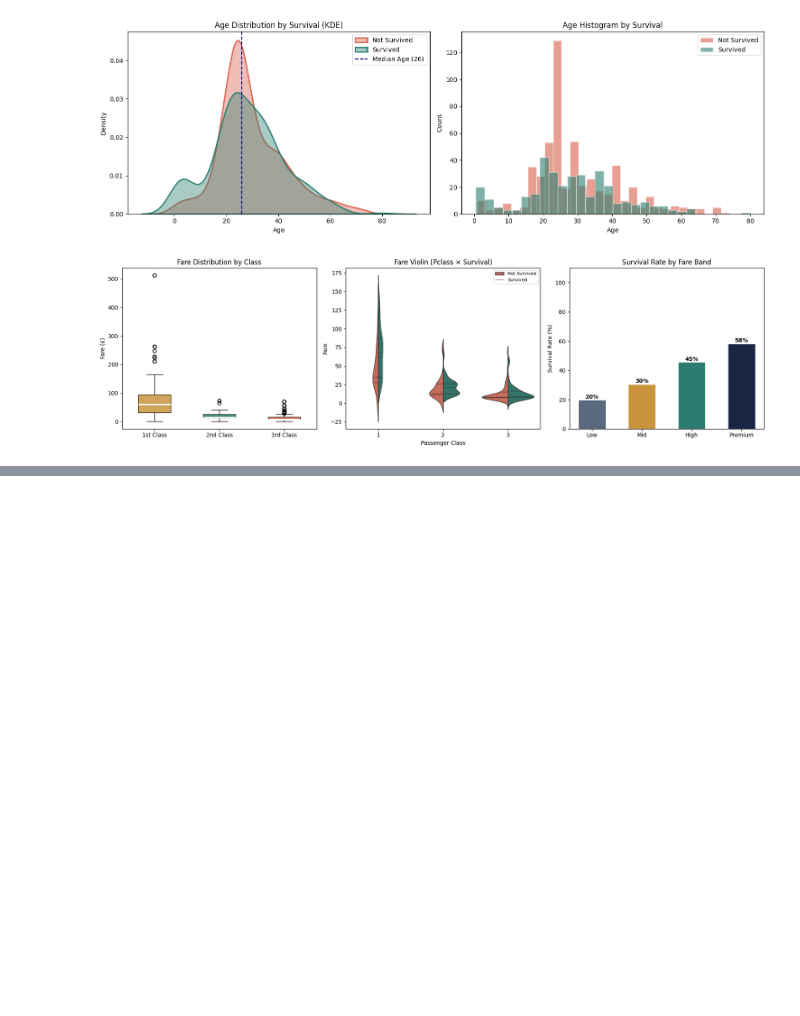
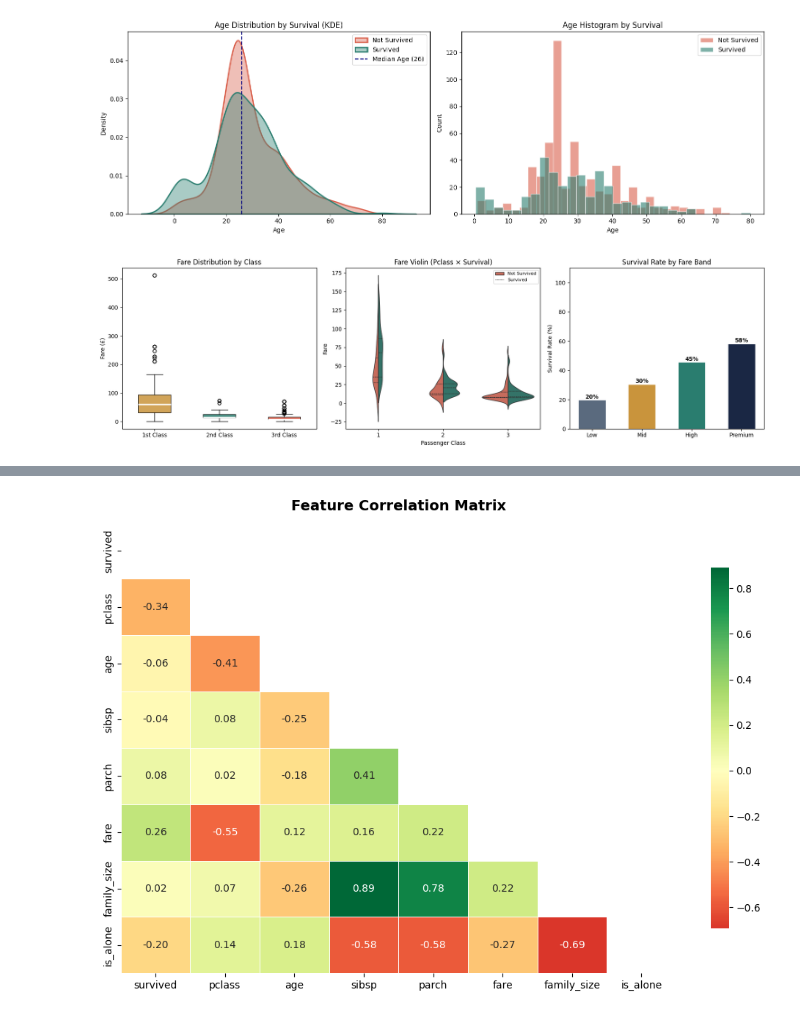
Before and after one commit to Aryan-coffee/DS-ML-DL, a Jupyter notebook: Titanic/Titanic.ipynb, the cells around one changed output, grey strips where cells are left out. Drawn from its saved outputs; the diff is of its cells as text; code cells hidden in the pictures; blank space fills up the shorter version.

```diff
--- a/Titanic/Titanic.ipynb
+++ b/Titanic/Titanic.ipynb
@@ -367,0 +396,15 @@ SyntaxError: unterminated string literal (detected at line 14) (2901912281.py, l
+# %%
+# Select numeric columns
+num_cols = ['survived','pclass','age','sibsp','parch','fare','family_size','is_alone']
+corr = df[num_cols].corr()
+
+plt.figure(figsize=(10, 7))
+mask = np.triu(np.ones_like(corr, dtype=bool))
+sns.heatmap(corr, mask=mask, annot=True, fmt='.2f',
+            cmap='RdYlGn', center=0, linewidths=0.5,
+            cbar_kws={'shrink': 0.8}, annot_kws={'size': 10})
+plt.title('Feature Correlation Matrix', fontsize=14, fontweight='bold', pad=12)
+plt.tight_layout()
+plt.show()
+# %% [output]
+[figure, added]
```
Also changed, not shown: parts of 11 cells of this notebook, 24 other files.
